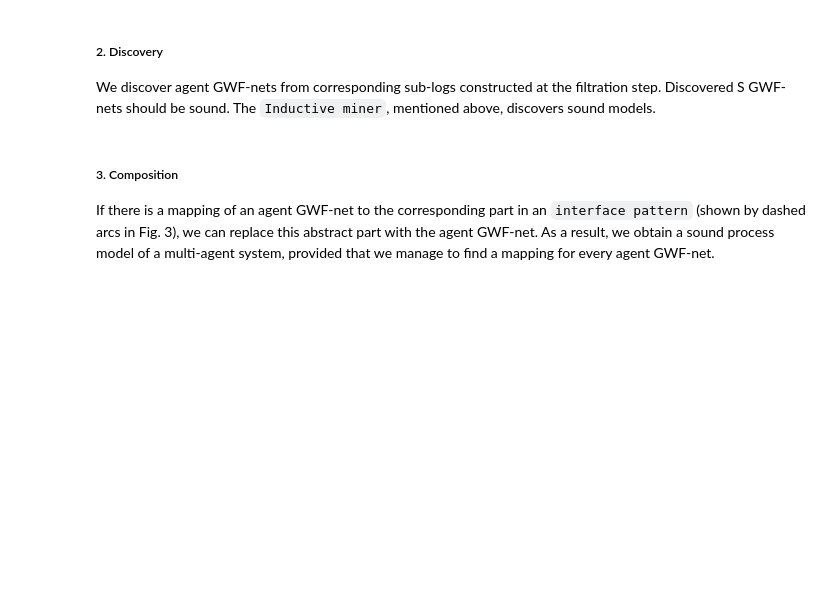
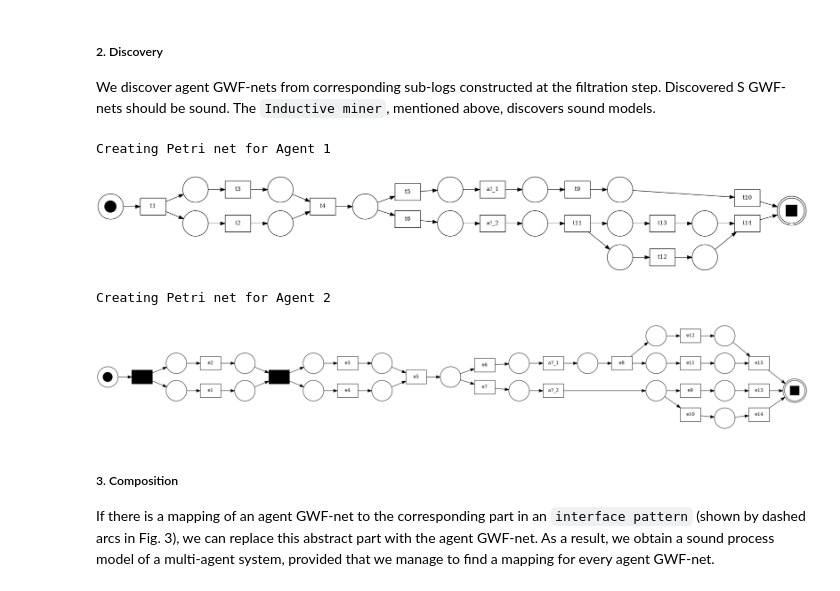
Before and after one commit to SimonLeiner/university-petri-nets, a Jupyter notebook: compositional_algorithm/algorithm_introduction.ipynb, the cells around one changed output. Drawn from its saved outputs; the diff is of its cells as text; code cells hidden in the pictures; blank space fills up the shorter version.

```diff
--- a/examples/paper_introduction.ipynb
+++ b/compositional_algorithm/algorithm_introduction.ipynb
@@ -10,3 +16,8 @@ import pm4py
+# %%
+# Load the event log
+df_log = pm4py.read_xes(
+    "/workspaces/university-petri-nets/data_catalog/compositional_process_discovery_experiment_data/IP-1/IP-1_initial_log.xes",
+)
 # %% [markdown]
 #### Algorithm Composition
 
@@ -23,0 +37,3 @@ An event log of a multi-agent system is filtered by actions executed by differen
+# %%
+set_sublogs = filter_logs_by_agent(df_log, "org:resource")
+display(set_sublogs["Agent 1"])
@@ -26,6 +56,18 @@ An event log of a multi-agent system is filtered by actions executed by differen
 
 We discover agent GWF-nets from corresponding sub-logs constructed at the filtration step. Discovered S
 GWF-nets should be sound. The `Inductive miner`, mentioned above, discovers sound models.
+# %%
+# for each of the filtered logs, create a gwf net with the induction miner
+for agent, df_sublog in set_sublogs.items():
+    # Convert the dataframe to an event log
+    print(f"Creating Petri net for {agent}")
+    net, initial_marking, final_marking = pm4py.discover_petri_net_inductive(df_sublog)
+    pm4py.view_petri_net(net, initial_marking, final_marking)
+# %% [output]
+Creating Petri net for Agent 1
+[figure, added]
+Creating Petri net for Agent 2
+[figure, added]
 # %% [markdown]
 ##### 3. Composition
 
```
Also changed, not shown: parts of 4 cells of this notebook, 8 other files.
